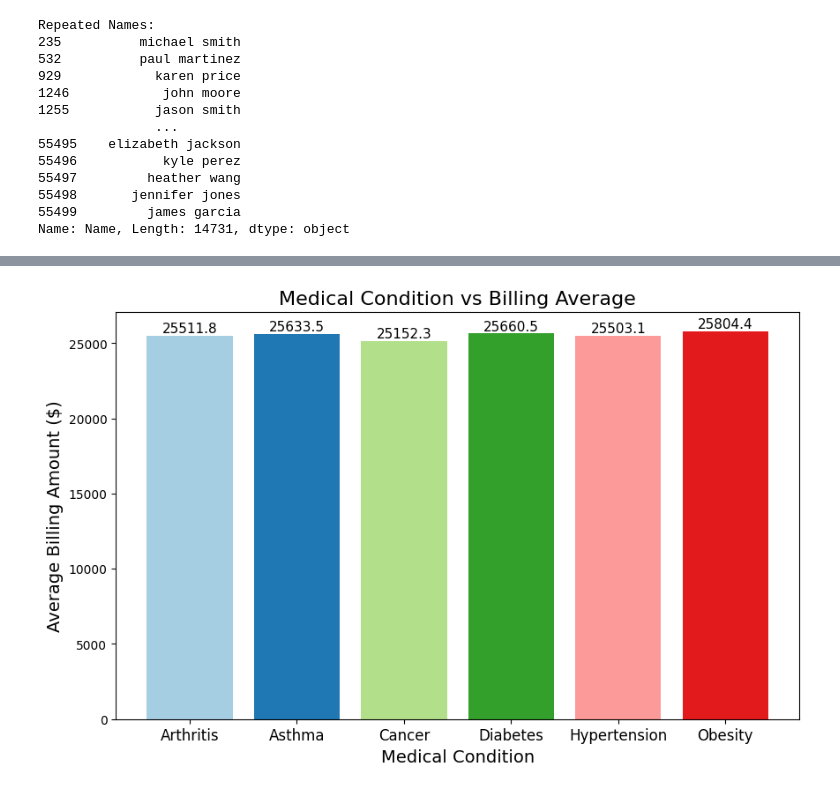
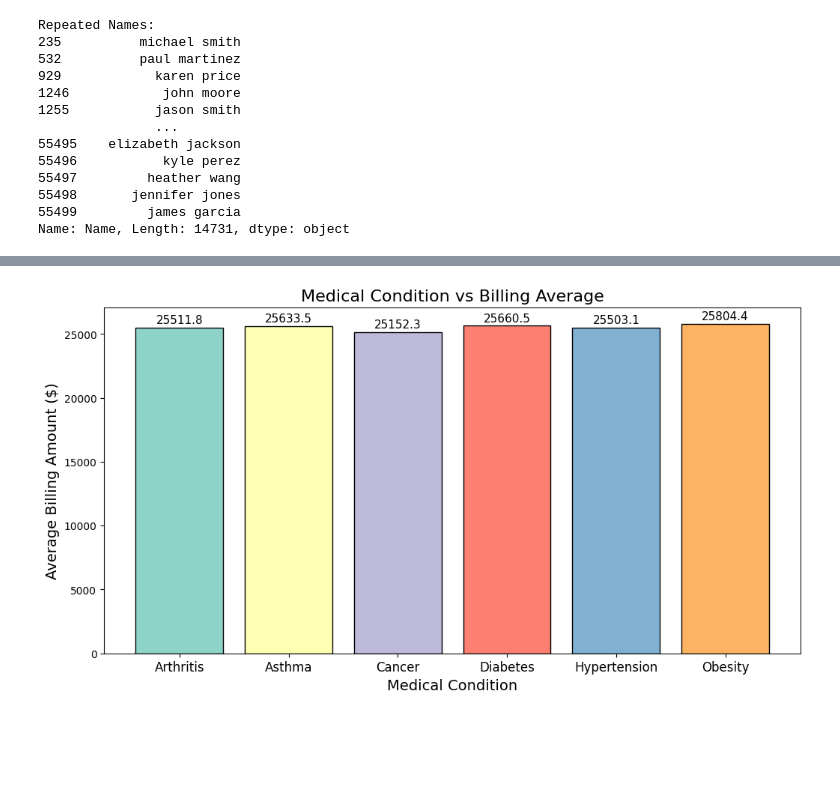
Before and after one commit to Thayallen02/MY-DAC-Curriculum, a Jupyter notebook: Internal Project/Graphs.ipynb, the cells around one changed output, grey strips where cells are left out. Cells and saved outputs as stored; diff of their text form; code cells hidden in the pictures; blank space fills up the shorter version.

```diff
--- a/Internal Project/Graphs.ipynb
+++ b/Internal Project/Graphs.ipynb
@@ -246,21 +241,21 @@ plt.show()
 # %%
 # Calculate the average billing amount for each medical condition
 billing_avg = df.groupby('Medical Condition')['Billing Amount'].mean()
 
 # Create a bar chart
-fig, ax = plt.subplots(figsize=(10, 6))
-bars = ax.bar(billing_avg.index, billing_avg.values, color=plt.cm.Paired.colors)
+fig, ax = plt.subplots(figsize=(12, 6))
+bars = ax.bar(billing_avg.index, billing_avg.values, color=plt.cm.Set3.colors,edgecolor='black')
 
 # Adding labels above the bars
-ax.bar_label(bars, fontsize=11, color='black')
+ax.bar_label(bars, fontsize=11, color='black', padding= 1.5)
 
 # Labels for graph
 plt.title('Medical Condition vs Billing Average', fontsize=16)
 plt.xlabel('Medical Condition', fontsize=14)
 plt.ylabel('Average Billing Amount ($)', fontsize=14)
 plt.xticks(fontsize=12)
 
 # Show the chart
 plt.show()
 # %% [output]
-[figure, old version]
+[figure, new version]
```
Also changed, not shown: parts of 5 cells of this notebook, 3 other files.
